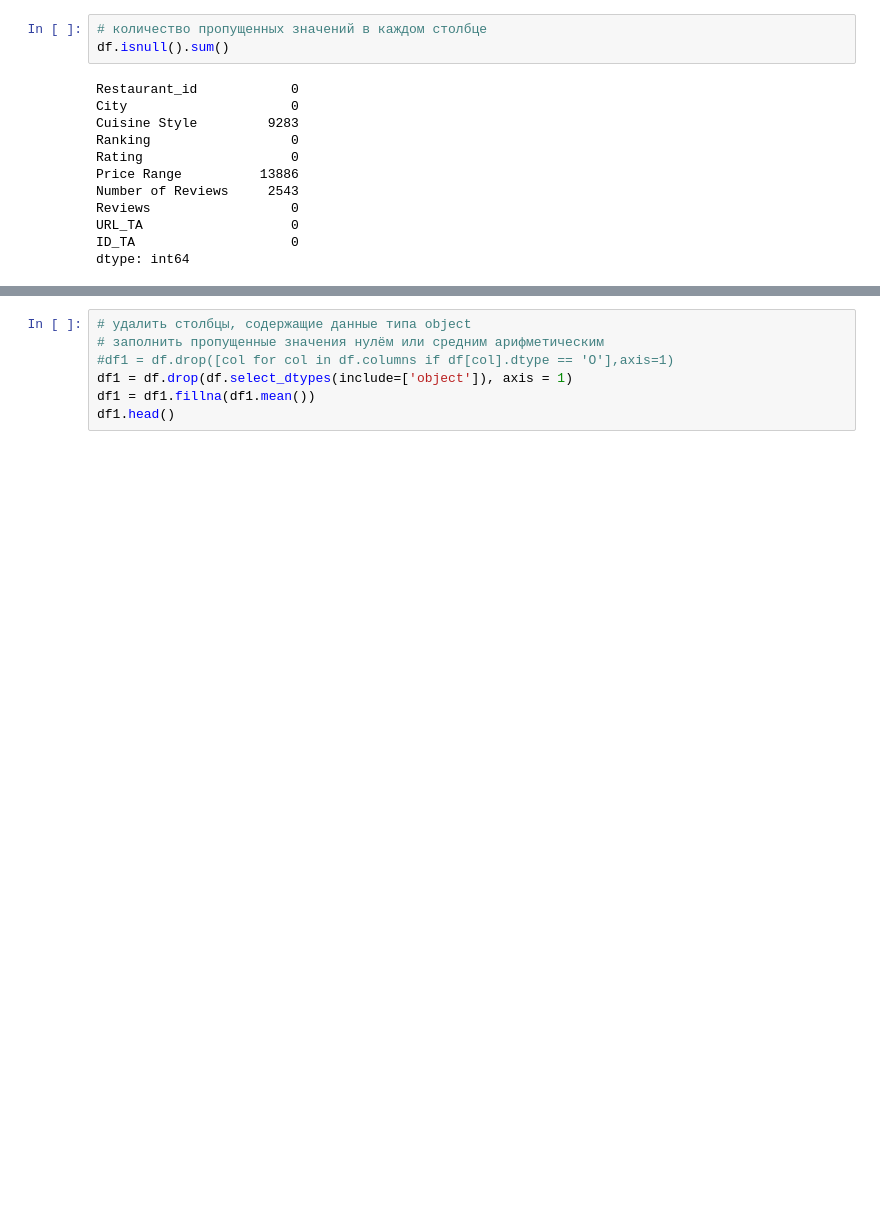
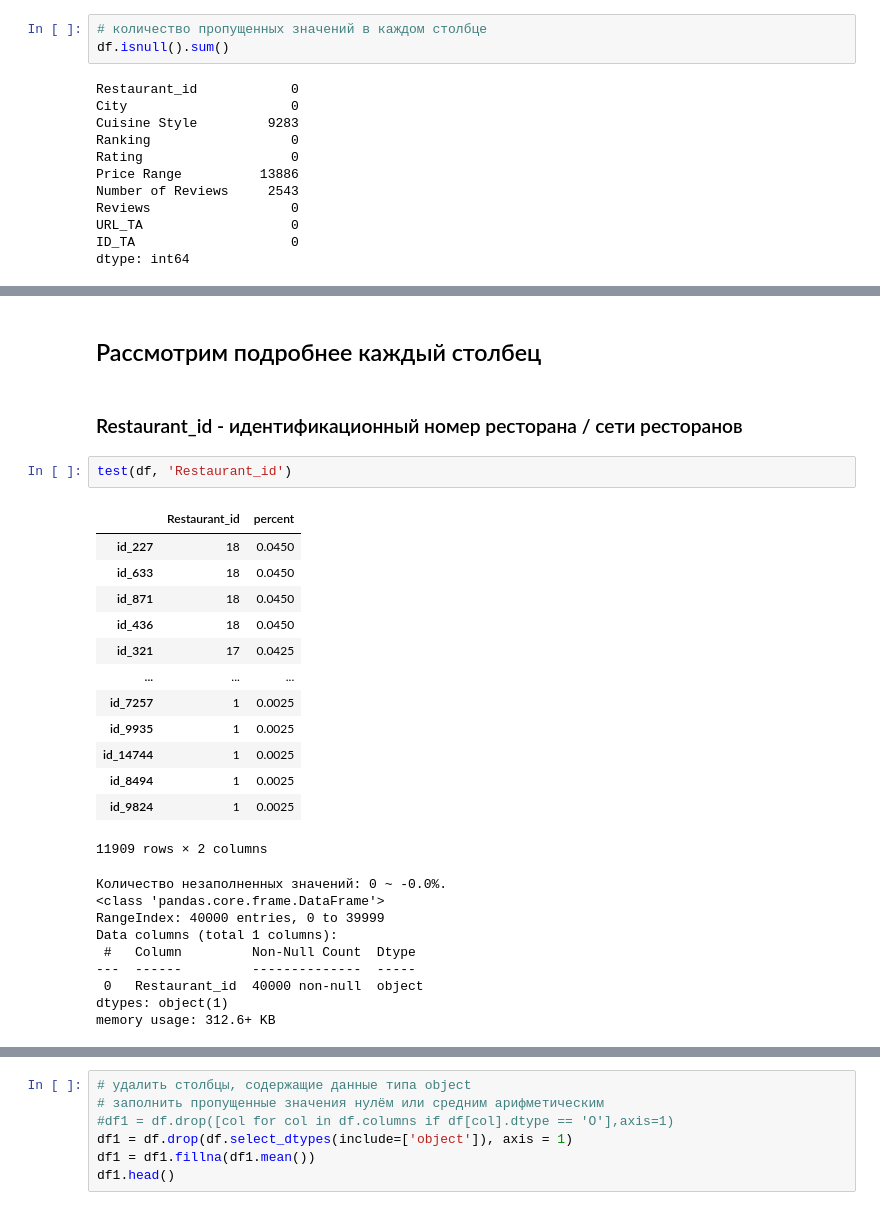
Before and after one commit to lermontoff123/Projekts, a Jupyter notebook: 4. Restaurant/Restaurant.ipynb, the cells around one changed output, grey strips where cells are left out. Drawn from its saved outputs; the diff is of its cells as text; blank space fills up the shorter version.

```diff
--- a/4. Restaurant/Restaurant.ipynb
+++ b/4. Restaurant/Restaurant.ipynb
@@ -130,0 +234,29 @@ df.head()
+# %% [markdown]
+## Рассмотрим подробнее каждый столбец
+# %% [markdown]
+### Restaurant_id - идентификационный номер ресторана / сети ресторанов
+# %%
+test(df, 'Restaurant_id')
+# %% [output]
+|  | Restaurant_id | percent |
+| id_227 | 18 | 0.0450 |
+| id_633 | 18 | 0.0450 |
+| id_871 | 18 | 0.0450 |
+| id_436 | 18 | 0.0450 |
+| id_321 | 17 | 0.0425 |
+| ... | ... | ... |
+| id_7257 | 1 | 0.0025 |
+| id_9935 | 1 | 0.0025 |
+| id_14744 | 1 | 0.0025 |
+| id_8494 | 1 | 0.0025 |
+| id_9824 | 1 | 0.0025 |
+11909 rows × 2 columns
+Количество незаполненных значений: 0 ~ -0.0%.
+<class 'pandas.core.frame.DataFrame'>
+RangeIndex: 40000 entries, 0 to 39999
+Data columns (total 1 columns):
+ #   Column         Non-Null Count  Dtype
+---  ------         --------------  -----
+ 0   Restaurant_id  40000 non-null  object
+dtypes: object(1)
+memory usage: 312.6+ KB
```
Also changed, not shown: parts of 19 cells of this notebook, 1 other file.
